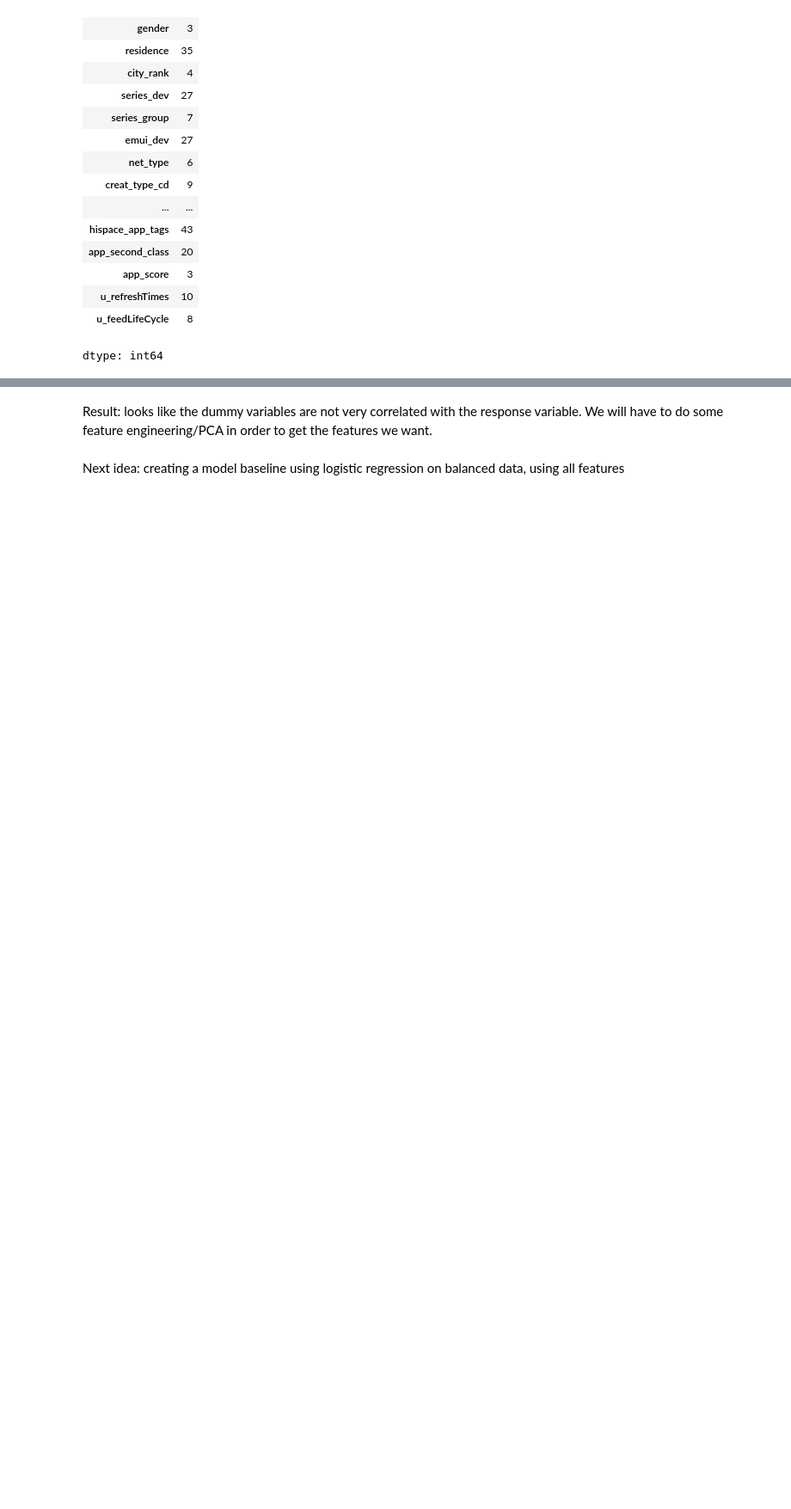
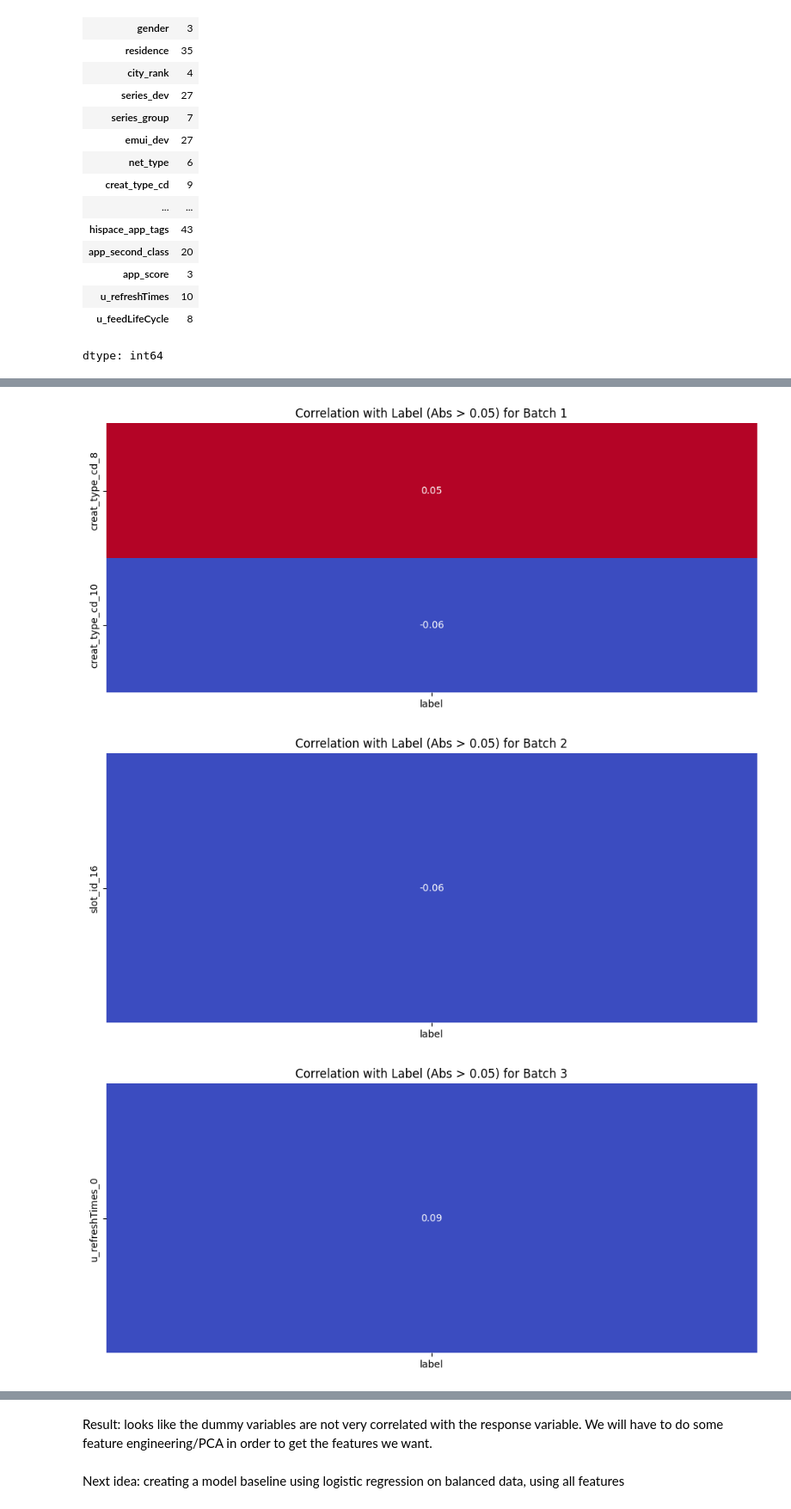
Before and after one commit to jackiewei-creator/CTR-Project, a Jupyter notebook: CTR_EDA.ipynb, the cells around one changed output, grey strips where cells are left out. Shown: that part at 86% size. Cells and saved outputs as stored; diff of their text form; code cells hidden in the pictures; blank space fills up the shorter version.

Commit message:
Included code outputs and visualizations of "highest" correlated variables

```diff
--- a/CTR_EDA.ipynb
+++ b/CTR_EDA.ipynb
@@ -116,9 +116,9 @@ Potential solution: one-hot encode features in batches and then map correlation
 unique_counts = train_data_ads.nunique()
 
 # Filter for columns with less than 500 unique values
-columns_less_than_200_unique = unique_counts[unique_counts < 200].index.tolist()
+columns_less_than_100_unique = unique_counts[unique_counts < 100].index.tolist()
 
 # Print the list of columns
-print("Columns with less than 500 unique values:")
-print(columns_less_than_200_unique)
+print("Columns with less than 100 unique values:")
+print(columns_less_than_100_unique)
 # %% [output]
@@ -150,2 +148,4 @@ train_data_ads_200_filtered = train_data_ads[columns_less_than_200_unique]
+# %%
+train_data_ads_100_filtered = train_data_ads[columns_less_than_100_unique]
 # %%
 import numpy as np
@@ -185,12 +222,19 @@ Processing batch: ['age', 'gender', 'residence', 'city_rank']
 # %%
+import matplotlib.pyplot as plt
+import seaborn as sns
+
 for i, mat in enumerate(correlation_matrices):
-    # Filter for correlations with 'label' greater than 0.1 in absolute value
-    relevant_correlations = mat['label'][abs(mat['label']) > 0.05].drop('label', errors='ignore')
+    # Filter for correlations greater than 0.05 in absolute value
+    relevant_correlations = mat[abs(mat) > 0.05]
 
     if not relevant_correlations.empty:
         plt.figure(figsize=(12, max(5, len(relevant_correlations) * 0.5))) # Adjust figure size based on number of correlations
         sns.heatmap(relevant_correlations.to_frame(), annot=True, cmap='coolwarm', fmt=".2f", cbar=False)
-        plt.title(f'Correlation with Label (Abs > 0.1) for Batch {i+1}')
+        plt.title(f'Correlation with Label (Abs > 0.05) for Batch {i+1}')
         plt.show()
     else:
-        print(f"No correlations > 0.1 with 'label' in batch {i+1}")
+        print(f"No correlations > 0.05 with 'label' in batch {i+1}")
+# %% [output]
+[figure, added]
+[figure, added]
+[figure, added]
```
Also changed, not shown: parts of 9 cells of this notebook.
